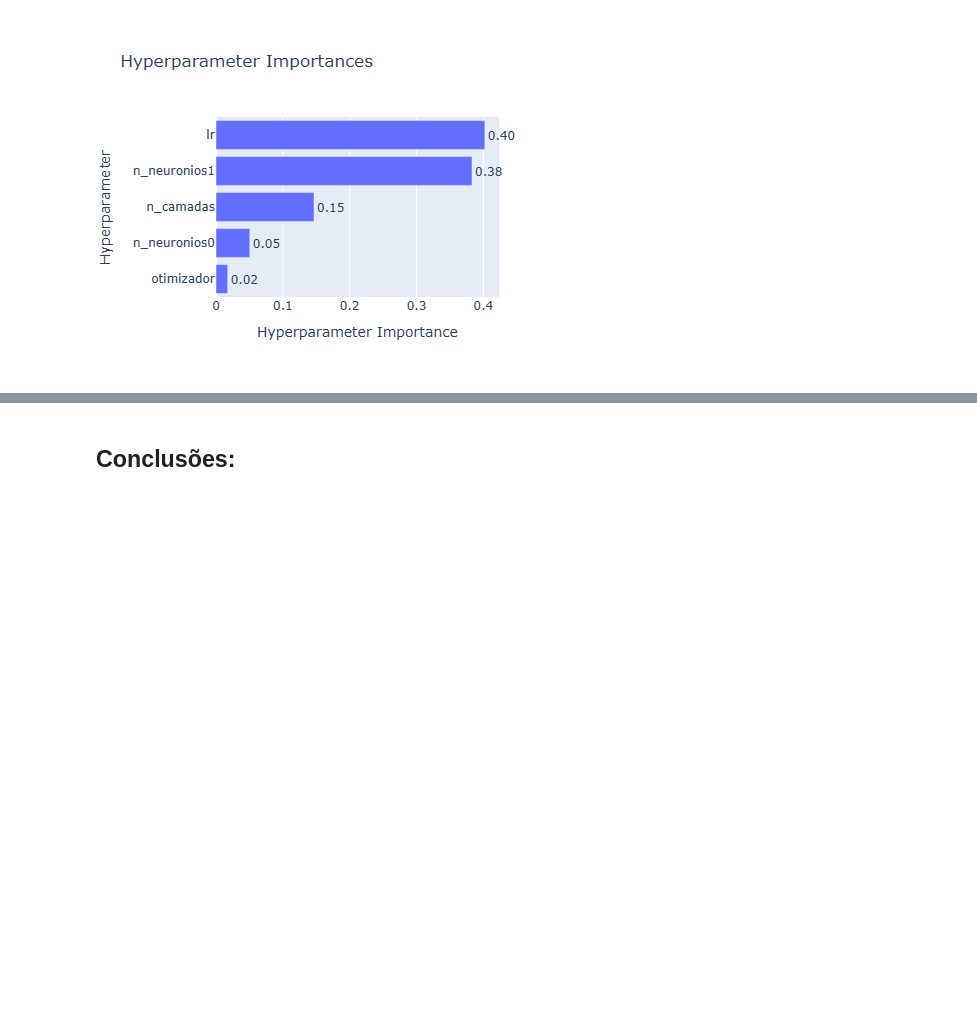
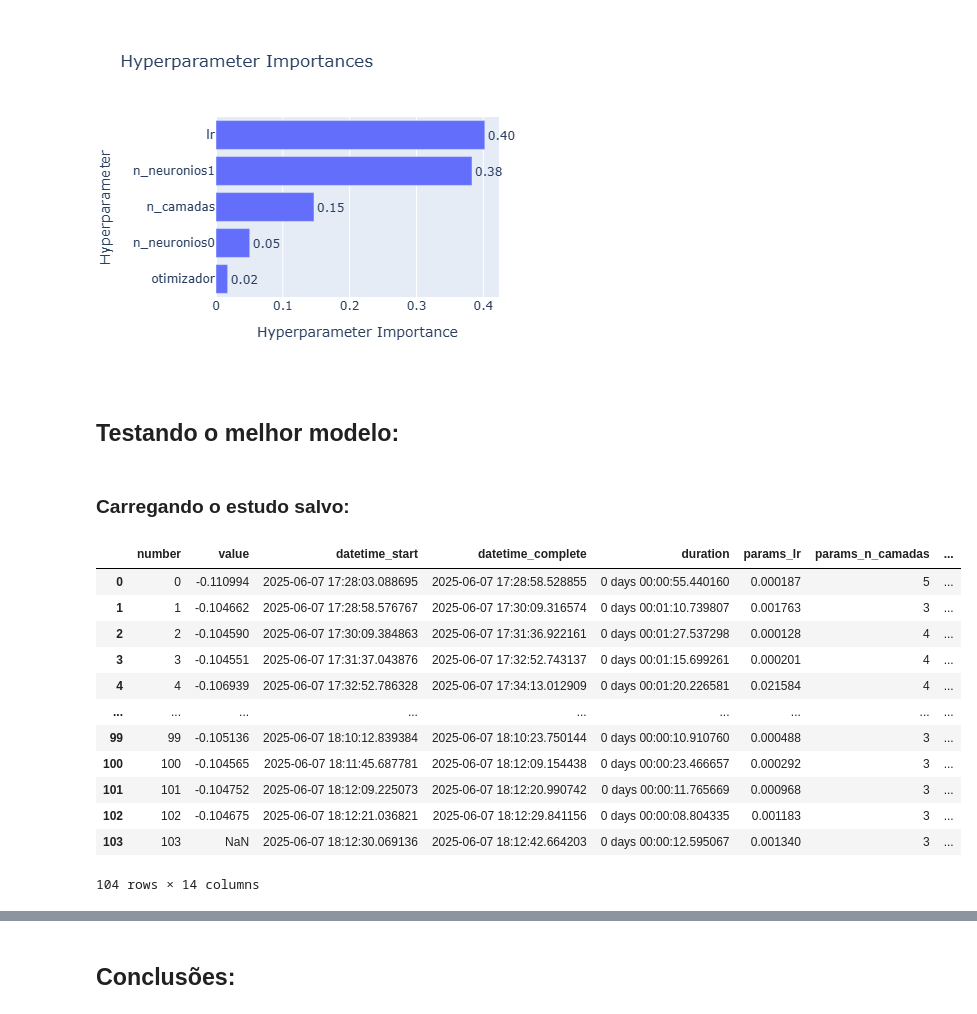
Before and after one commit to EnzoJanuzzi/Redes-Neurais---Tarrasque, a Jupyter notebook: Otimização_hiperarâmetros_RN.ipynb, the cells around one changed output, grey strips where cells are left out. Saved outputs shown, nothing was run; the diff lists cells and outputs as text; code cells hidden in the pictures; blank space fills up the shorter version.

```diff
--- a/Otimização_hiperarâmetros_RN.ipynb
+++ b/Otimização_hiperarâmetros_RN.ipynb
@@ -230,8 +249,8 @@ def objective(trial):
 # %%
-NOME_DO_ESTUDO = "hiperparametros_RN"
+NOME_DO_ESTUDO = "Hiperparametros_RN"
 
 study = optuna.create_study(
-    direction="maximize",
+    direction="maximize", # analisar se o objetivo é maximizar ou minimizar
     study_name=NOME_DO_ESTUDO,
     storage=f"sqlite:///{NOME_DO_ESTUDO}.db",
     load_if_exists=True
@@ -292,3 +291,32 @@ vis.plot_param_importances(study).show()
 # %% [output]
 [figure]
 [figure]
+# %% [markdown]
+## Testando o melhor modelo:
+# %% [markdown]
+### Carregando o estudo salvo:
+# %%
+from optuna import load_study
+
+objeto_de_estudo_carregado = load_study(
+    study_name=NOME_DO_ESTUDO,
+    storage=f"sqlite:///{NOME_DO_ESTUDO}.db",
+)
+
+df_optuna = objeto_de_estudo_carregado.trials_dataframe()
+
+df_optuna
+# %% [output]
+|  | number | value | datetime_start | datetime_complete | duration | params_lr | params_n_camadas | ... |
+| 0 | 0 | -0.110994 | 2025-06-07 17:28:03.088695 | 2025-06-07 17:28:58.528855 | 0 days 00:00:55.440160 | 0.000187 | 5 | ... |
+| 1 | 1 | -0.104662 | 2025-06-07 17:28:58.576767 | 2025-06-07 17:30:09.316574 | 0 days 00:01:10.739807 | 0.001763 | 3 | ... |
+| 2 | 2 | -0.104590 | 2025-06-07 17:30:09.384863 | 2025-06-07 17:31:36.922161 | 0 days 00:01:27.537298 | 0.000128 | 4 | ... |
+| 3 | 3 | -0.104551 | 2025-06-07 17:31:37.043876 | 2025-06-07 17:32:52.743137 | 0 days 00:01:15.699261 | 0.000201 | 4 | ... |
+| 4 | 4 | -0.106939 | 2025-06-07 17:32:52.786328 | 2025-06-07 17:34:13.012909 | 0 days 00:01:20.226581 | 0.021584 | 4 | ... |
+| ... | ... | ... | ... | ... | ... | ... | ... | ... |
+| 99 | 99 | -0.105136 | 2025-06-07 18:10:12.839384 | 2025-06-07 18:10:23.750144 | 0 days 00:00:10.910760 | 0.000488 | 3 | ... |
+| 100 | 100 | -0.104565 | 2025-06-07 18:11:45.687781 | 2025-06-07 18:12:09.154438 | 0 days 00:00:23.466657 | 0.000292 | 3 | ... |
+| 101 | 101 | -0.104752 | 2025-06-07 18:12:09.225073 | 2025-06-07 18:12:20.990742 | 0 days 00:00:11.765669 | 0.000968 | 3 | ... |
+| 102 | 102 | -0.104675 | 2025-06-07 18:12:21.036821 | 2025-06-07 18:12:29.841156 | 0 days 00:00:08.804335 | 0.001183 | 3 | ... |
+| 103 | 103 | NaN | 2025-06-07 18:12:30.069136 | 2025-06-07 18:12:42.664203 | 0 days 00:00:12.595067 | 0.001340 | 3 | ... |
+104 rows × 14 columns
```
Also changed, not shown: parts of 25 cells of this notebook, 1 other file.
